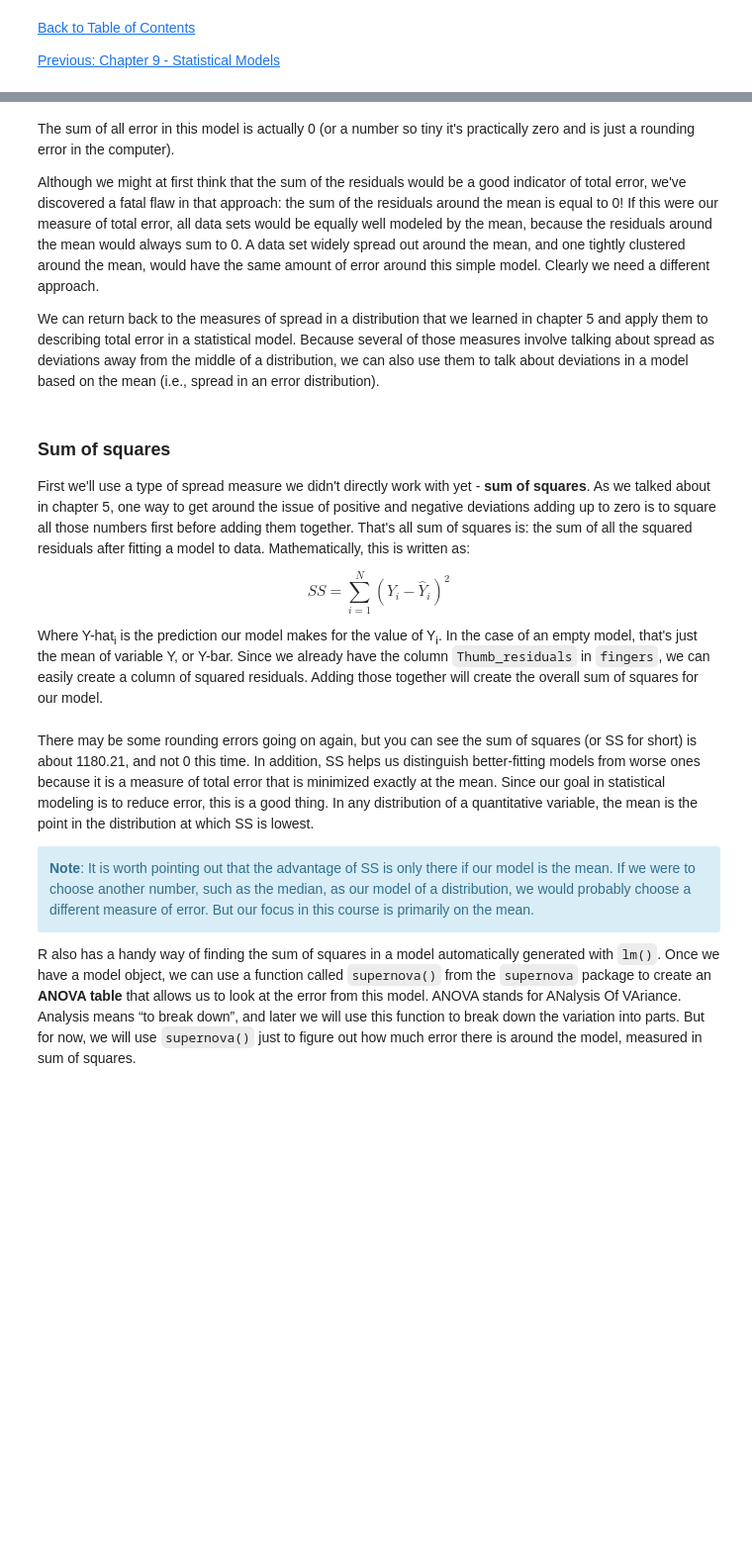
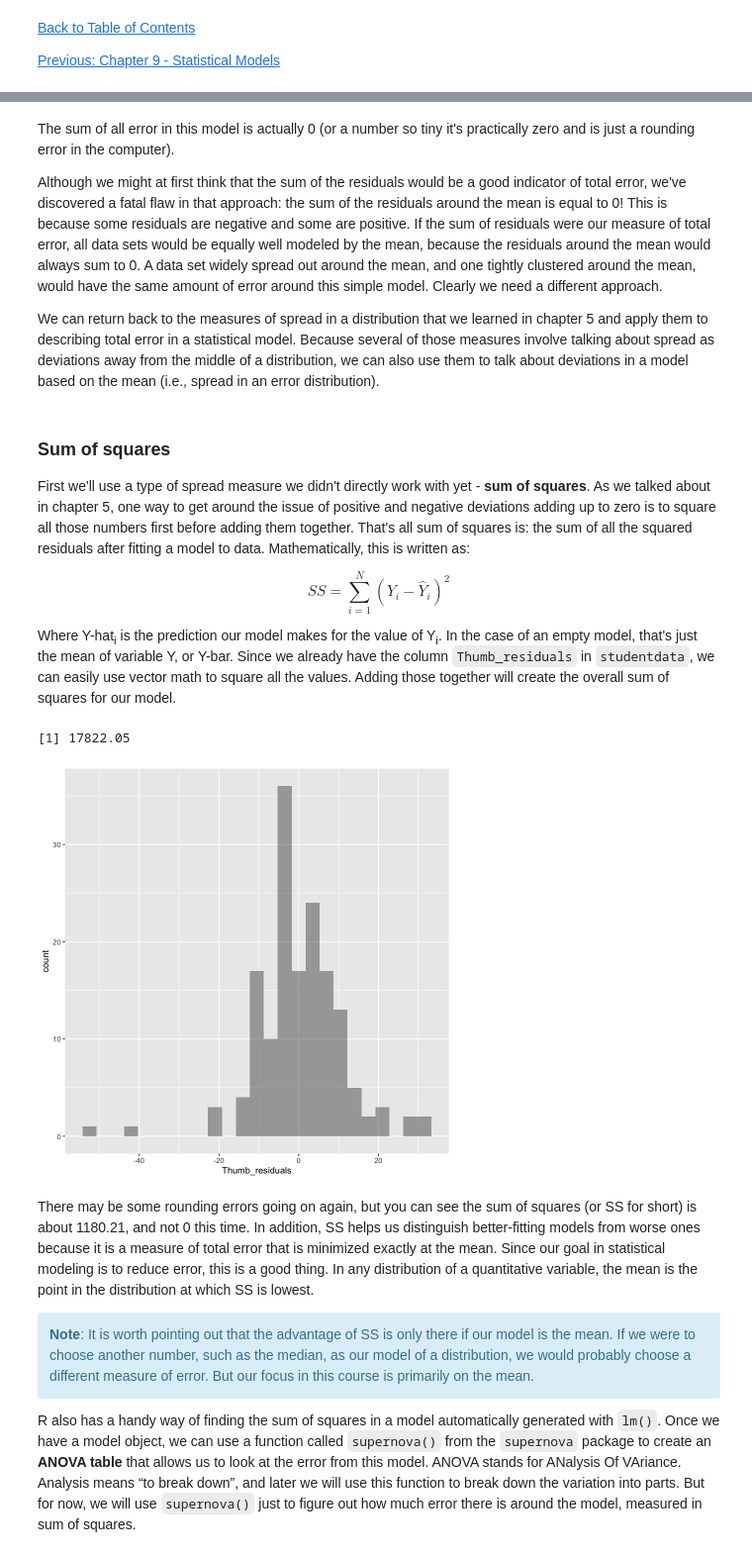
Before and after one commit to smburns47/Psyc158, a Jupyter notebook: chapter-10.ipynb, the cells around one changed output, grey strips where cells are left out. Shown at 99% size. Drawn from its saved outputs; the diff is of its cells as text; code cells hidden in the pictures; blank space fills up the shorter version.

````diff
--- a/chapter-10.ipynb
+++ b/chapter-10.ipynb
@@ -77,7 +114,7 @@ sum(fingers$Thumb_residuals)
 # %% [markdown]
 The sum of all error in this model is actually 0 (or a number so tiny it's practically zero and is just a rounding error in the computer).
 
-Although we might at first think that the sum of the residuals would be a good indicator of total error, we've discovered a fatal flaw in that approach: the sum of the residuals around the mean is equal to 0! If this were our measure of total error, all data sets would be equally well modeled by the mean, because the residuals around the mean would always sum to 0. A data set widely spread out around the mean, and one tightly clustered around the mean, would have the same amount of error around this simple model. Clearly we need a different approach.
+Although we might at first think that the sum of the residuals would be a good indicator of total error, we've discovered a fatal flaw in that approach: the sum of the residuals around the mean is equal to 0! This is because some residuals are negative and some are positive. If the sum of residuals were our measure of total error, all data sets would be equally well modeled by the mean, because the residuals around the mean would always sum to 0. A data set widely spread out around the mean, and one tightly clustered around the mean, would have the same amount of error around this simple model. Clearly we need a different approach.
 
 We can return back to the measures of spread in a distribution that we learned in chapter 5 and apply them to describing total error in a statistical model. Because several of those measures involve talking about spread as deviations away from the middle of a distribution, we can also use them to talk about deviations in a model based on the mean (i.e., spread in an error distribution).
 # %% [markdown]
@@ -86,9 +123,15 @@ First we'll use a type of spread measure we didn't directly work with yet - **su
 
 $$ SS = \sum_{i=1}^{N}(Y_i-\hat{Y}_i)^2$$
 
-Where Y-hat<sub>i</sub> is the prediction our model makes for the value of Y<sub>i</sub>. In the case of an empty model, that's just the mean of variable Y, or Y-bar. Since we already have the column ```Thumb_residuals``` in ```fingers```, we can easily create a column of squared residuals. Adding those together will create the overall sum of squares for our model.
+Where Y-hat<sub>i</sub> is the prediction our model makes for the value of Y<sub>i</sub>. In the case of an empty model, that's just the mean of variable Y, or Y-bar. Since we already have the column ```Thumb_residuals``` in ```studentdata```, we can easily use vector math to square all the values. Adding those together will create the overall sum of squares for our model.
 # %%
-sum(fingers$Thumb_residuals**2)
+sum(studentdata$Thumb_residuals^2)
+# %% [output]
+[1] 17822.05
+# %%
+gf_histogram(~Thumb_residuals, data=studentdata)
+# %% [output]
+[figure, added]
 # %% [markdown]
 There may be some rounding errors going on again, but you can see the sum of squares (or SS for short) is about 1180.21, and not 0 this time. In addition, SS helps us distinguish better-fitting models from worse ones because it is a measure of total error that is minimized exactly at the mean. Since our goal in statistical modeling is to reduce error, this is a good thing. In any distribution of a quantitative variable, the mean is the point in the distribution at which SS is lowest.
 
````
Also changed, not shown: parts of 13 cells of this notebook, 4 other files.
